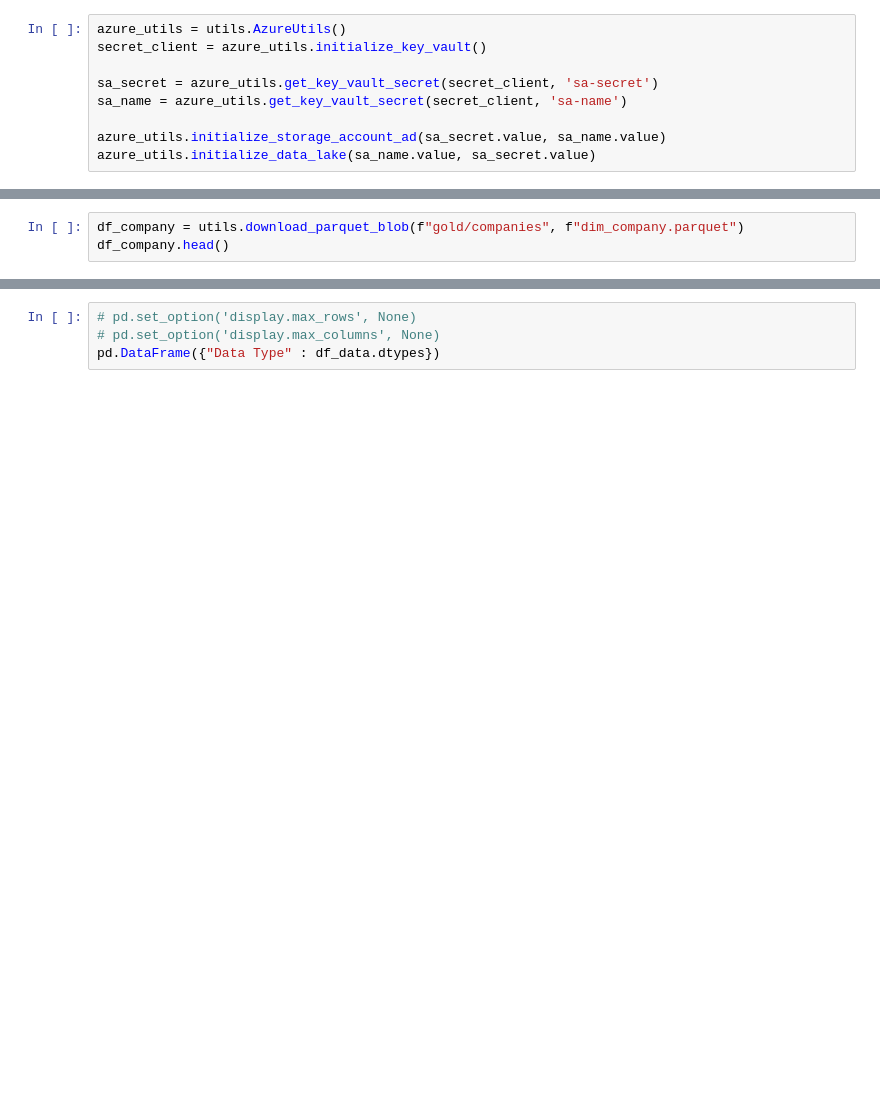
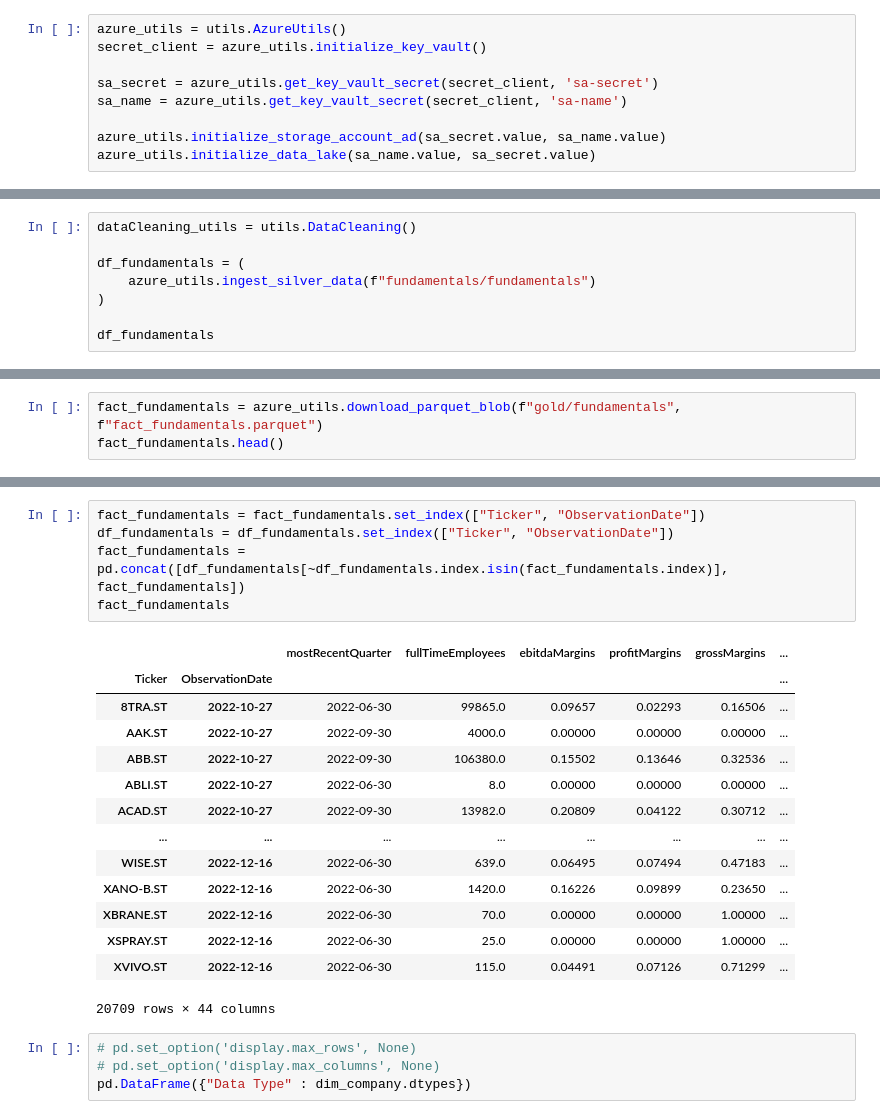
Before and after one commit to cfuru/Azure-Functions, a Jupyter notebook: func-yahoo-scraper-001/testing.ipynb, the cells around one changed output, grey strips where cells are left out. Saved outputs shown, nothing was run; the diff lists cells and outputs as text; blank space fills up the shorter version.

```diff
--- a/func-yahoo-scraper-001/testing.ipynb
+++ b/func-yahoo-scraper-001/testing.ipynb
@@ -116,0 +99,8 @@ df_company.head()
+# %%
+dataCleaning_utils = utils.DataCleaning()
+
+df_fundamentals = (
+    azure_utils.ingest_silver_data(f"fundamentals/fundamentals")
+)
+
+df_fundamentals
@@ -120,3 +124,3 @@ utils.upload_blob(parquet_file, f"gold/companies", "dim_company.parquet")
 # %%
-df_company = utils.download_parquet_blob(f"gold/companies", f"dim_company.parquet")
-df_company.head()
+fact_fundamentals = azure_utils.download_parquet_blob(f"gold/fundamentals", f"fact_fundamentals.parquet")
+fact_fundamentals.head()
@@ -123,5 +135,25 @@ df_company.head()
+# %%
+fact_fundamentals = fact_fundamentals.set_index(["Ticker", "ObservationDate"])
+df_fundamentals = df_fundamentals.set_index(["Ticker", "ObservationDate"])
+fact_fundamentals = pd.concat([df_fundamentals[~df_fundamentals.index.isin(fact_fundamentals.index)], fact_fundamentals])
+fact_fundamentals
+# %% [output]
+|  |  | mostRecentQuarter | fullTimeEmployees | ebitdaMargins | profitMargins | grossMargins | ... |
+| Ticker | ObservationDate |  |  |  |  |  | ... |
+| 8TRA.ST | 2022-10-27 | 2022-06-30 | 99865.0 | 0.09657 | 0.02293 | 0.16506 | ... |
+| AAK.ST | 2022-10-27 | 2022-09-30 | 4000.0 | 0.00000 | 0.00000 | 0.00000 | ... |
+| ABB.ST | 2022-10-27 | 2022-09-30 | 106380.0 | 0.15502 | 0.13646 | 0.32536 | ... |
+| ABLI.ST | 2022-10-27 | 2022-06-30 | 8.0 | 0.00000 | 0.00000 | 0.00000 | ... |
+| ACAD.ST | 2022-10-27 | 2022-09-30 | 13982.0 | 0.20809 | 0.04122 | 0.30712 | ... |
+| ... | ... | ... | ... | ... | ... | ... | ... |
+| WISE.ST | 2022-12-16 | 2022-06-30 | 639.0 | 0.06495 | 0.07494 | 0.47183 | ... |
+| XANO-B.ST | 2022-12-16 | 2022-06-30 | 1420.0 | 0.16226 | 0.09899 | 0.23650 | ... |
+| XBRANE.ST | 2022-12-16 | 2022-06-30 | 70.0 | 0.00000 | 0.00000 | 1.00000 | ... |
+| XSPRAY.ST | 2022-12-16 | 2022-06-30 | 25.0 | 0.00000 | 0.00000 | 1.00000 | ... |
+| XVIVO.ST | 2022-12-16 | 2022-06-30 | 115.0 | 0.04491 | 0.07126 | 0.71299 | ... |
+20709 rows × 44 columns
 # %%
 # pd.set_option('display.max_rows', None)
 # pd.set_option('display.max_columns', None)
-pd.DataFrame({"Data Type" : df_data.dtypes})
+pd.DataFrame({"Data Type" : dim_company.dtypes})
 # %%
```
Also changed, not shown: parts of 30 cells of this notebook, 14 other files.
